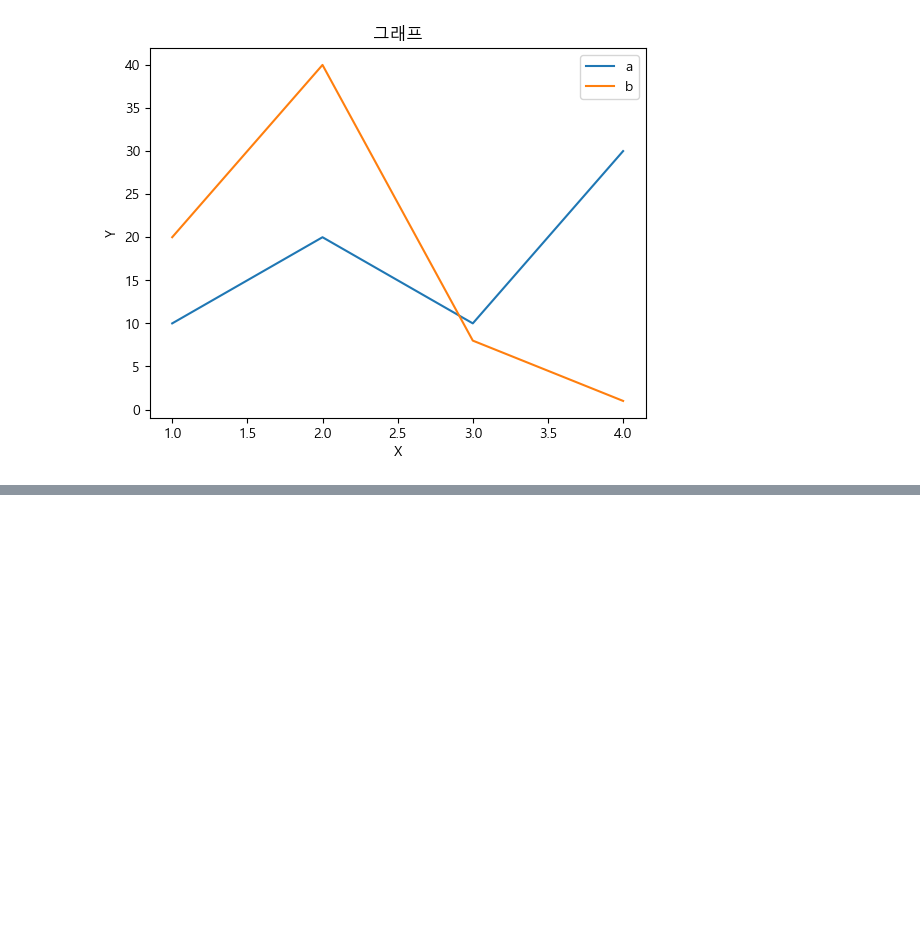
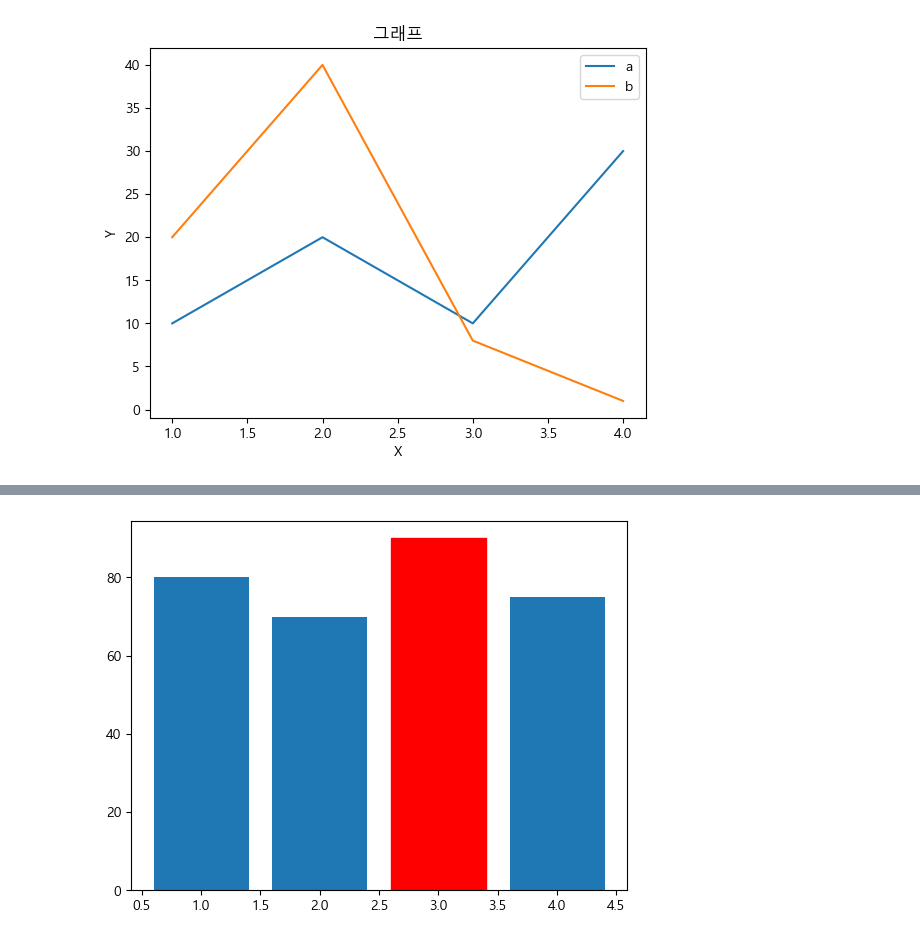
Before and after one commit to KHseo32/test, a Jupyter notebook: 3월 22일/240322(Matploblib).ipynb, the cells around one changed output, grey strips where cells are left out. Cells and saved outputs as stored; diff of their text form; code cells hidden in the pictures; blank space fills up the shorter version.

```diff
--- a/3월 22일/240322(Matploblib).ipynb
+++ b/3월 22일/240322(Matploblib).ipynb
@@ -69,0 +84,7 @@ plt.show()
+# %%
+# 특정 막대의 색상을 변경
+graph = plt.bar(x,y)
+graph[2].set_color('r')
+plt.show()
+# %% [output]
+[figure, added]
```
Also changed, not shown: parts of 12 cells of this notebook, 2 other files.
